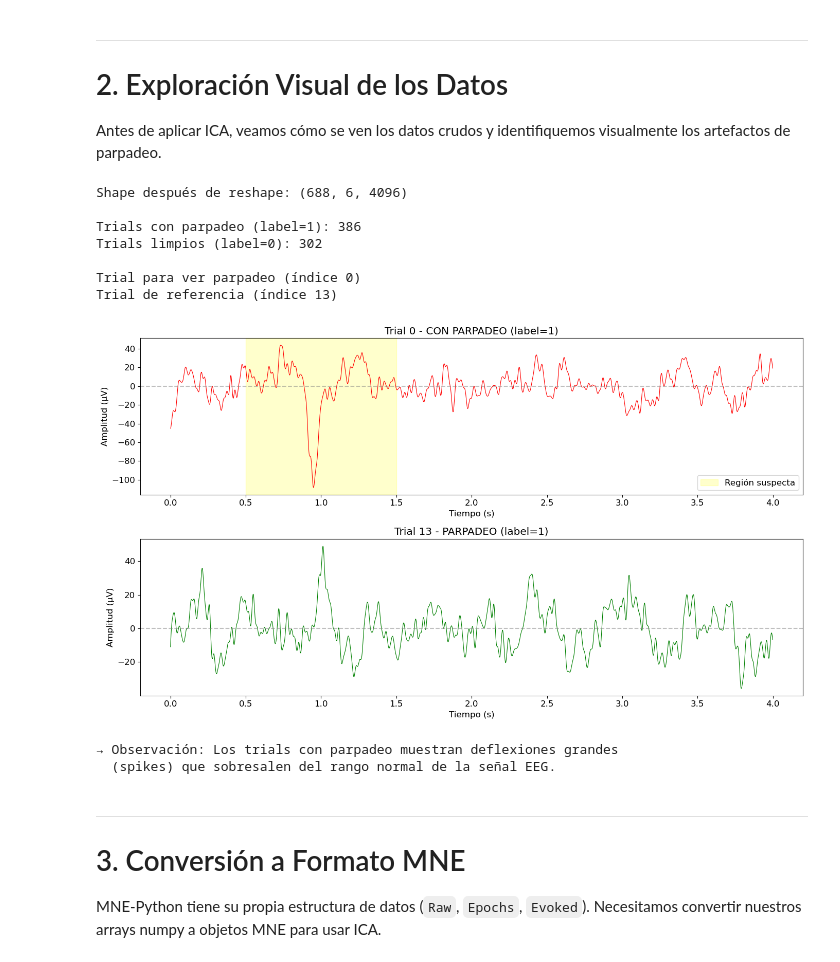
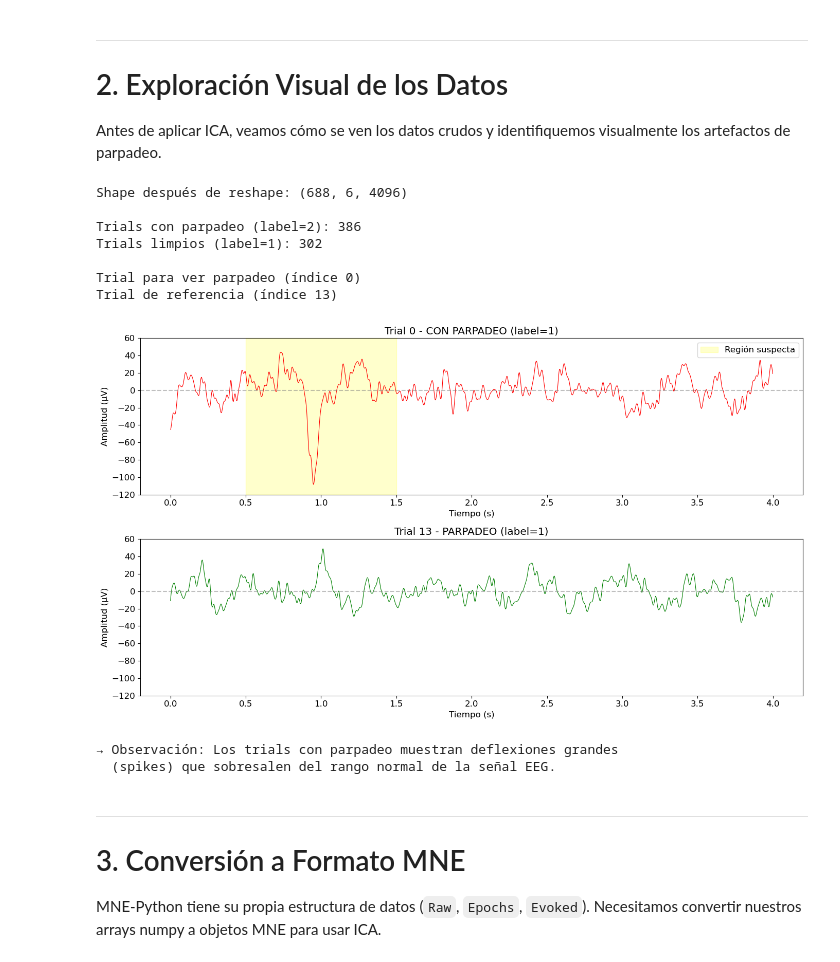
Before and after one commit to enzocatorano/tesis_habla_imaginada, a Jupyter notebook: notebooks/02_artefactos_parpadeo_ICA.ipynb, the cells around one changed output. Cells and saved outputs as stored; diff of their text form; code cells hidden in the pictures.

```diff
--- a/notebooks/02_artefactos_parpadeo_ICA.ipynb
+++ b/notebooks/02_artefactos_parpadeo_ICA.ipynb
@@ -114,8 +114,8 @@ blink_mask = labels[:, 2] == 2
 clean_mask = labels[:, 2] == 1
 n_blink = np.sum(blink_mask)
 n_clean = np.sum(clean_mask)
-print(f"\nTrials con parpadeo (label=1): {n_blink}")
-print(f"Trials limpios (label=0): {n_clean}")
+print(f"\nTrials con parpadeo (label=2): {n_blink}")
+print(f"Trials limpios (label=1): {n_clean}")
 
 # Seleccionar trials para visualización
 blink_trial_idx = np.where(blink_mask)[0][0]  # Primer trial con parpadeo
@@ -126,15 +126,15 @@ if n_clean > 0:
 else:
     # No hay trials limpios, usamos el último trial como "referencia"
     clean_trial_idx = np.where(~blink_mask)[0][0] if np.any(~blink_mask) else 0
-    print("\n⚠️ No se encontraron trials limpios (label=0). Usando otro trial como referencia.")
+    print("\n⚠️ No se encontraron trials limpios (label=1). Usando otro trial como referencia.")
 
 print(f"\nTrial para ver parpadeo (índice {blink_trial_idx})")
 print(f"Trial de referencia (índice {clean_trial_idx})")
 # %% [output]
 Shape después de reshape: (688, 6, 4096)
 
-Trials con parpadeo (label=1): 386
-Trials limpios (label=0): 302
+Trials con parpadeo (label=2): 386
+Trials limpios (label=1): 302
 
 Trial para ver parpadeo (índice 0)
 Trial de referencia (índice 13)
@@ -150,35 +150,37 @@ EOG_CHANNEL_IDX = 0  # Primer canal (típicamente frontal)
 fig, axes = plt.subplots(2, 1, figsize=(14, 8))
 
 # Trial con parpadeo
 time_axis = np.arange(N_SAMPLES_PER_TRIAL) / FS
 axes[0].plot(time_axis, signals_reshaped[blink_trial_idx, EOG_CHANNEL_IDX],
              color='red', linewidth=0.8)
 axes[0].set_title(f'Trial {blink_trial_idx} - CON PARPADEO (label=1)')
 axes[0].set_xlabel('Tiempo (s)')
 axes[0].set_ylabel('Amplitud (µV)')
 axes[0].axhline(y=0, color='gray', linestyle='--', alpha=0.5)
+axes[0].set_ylim(-120, 60)
 
 # Marcar región con posible parpadeo (ventana gruesa)
 axes[0].axvspan(0.5, 1.5, alpha=0.2, color='yellow', label='Región suspecta')
 axes[0].legend()
 
 # Trial de referencia (puede ser limpio o no)
 ref_label = int(labels[clean_trial_idx, 2])
-ref_title = f'LIMPIO (label=0)' if ref_label == 0 else f'PARPADEO (label={ref_label})'
+ref_title = f'LIMPIO (label=1)' if ref_label == 0 else f'PARPADEO (label={ref_label})'
 axes[1].plot(time_axis, signals_reshaped[clean_trial_idx, EOG_CHANNEL_IDX],
              color='green', linewidth=0.8)
 axes[1].set_title(f'Trial {clean_trial_idx} - {ref_title}')
 axes[1].set_xlabel('Tiempo (s)')
 axes[1].set_ylabel('Amplitud (µV)')
 axes[1].axhline(y=0, color='gray', linestyle='--', alpha=0.5)
+axes[1].set_ylim(-120, 60)
 
 plt.tight_layout()
 plt.show()
 
 print("\n→ Observación: Los trials con parpadeo muestran deflexiones grandes")
 print("  (spikes) que sobresalen del rango normal de la señal EEG.")
 # %% [output]
-[figure, old version]
+[figure, new version]
 → Observación: Los trials con parpadeo muestran deflexiones grandes
   (spikes) que sobresalen del rango normal de la señal EEG.
 # %% [markdown]
```
Also changed, not shown: parts of 3 cells of this notebook, 6 other files.
